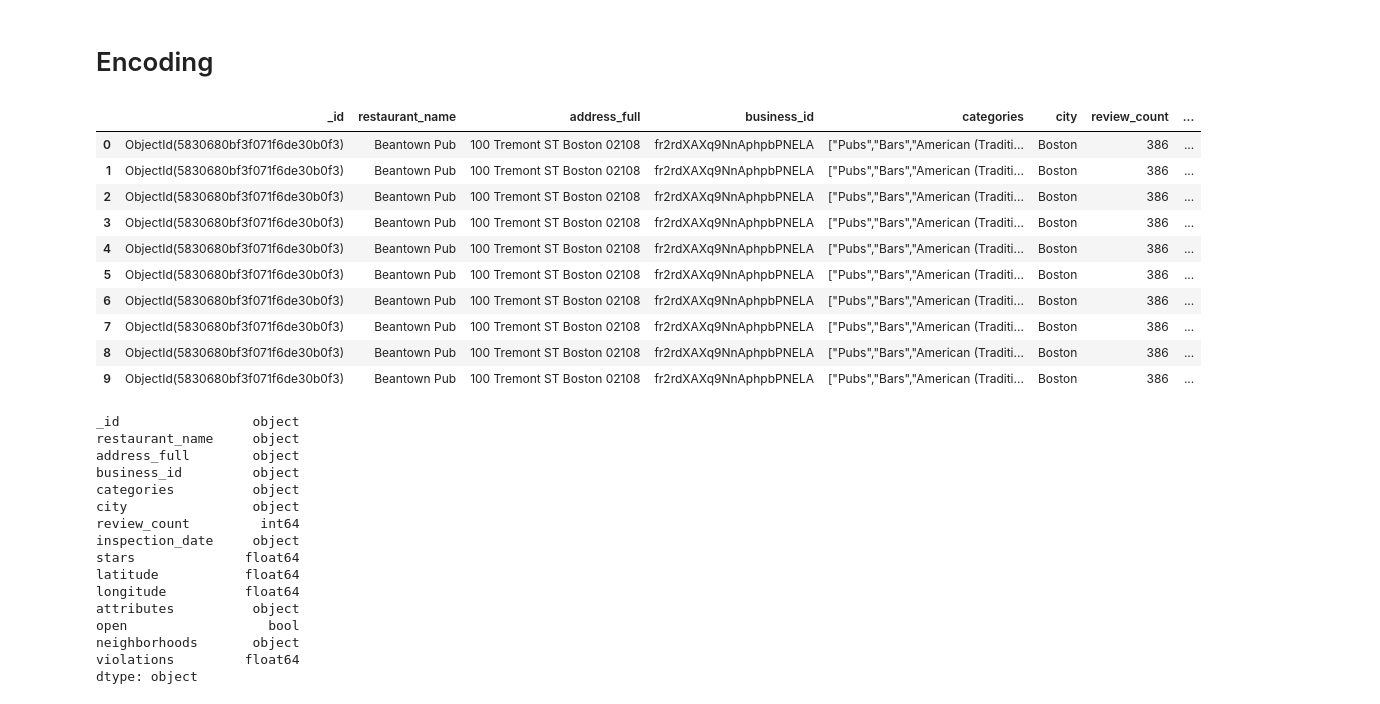
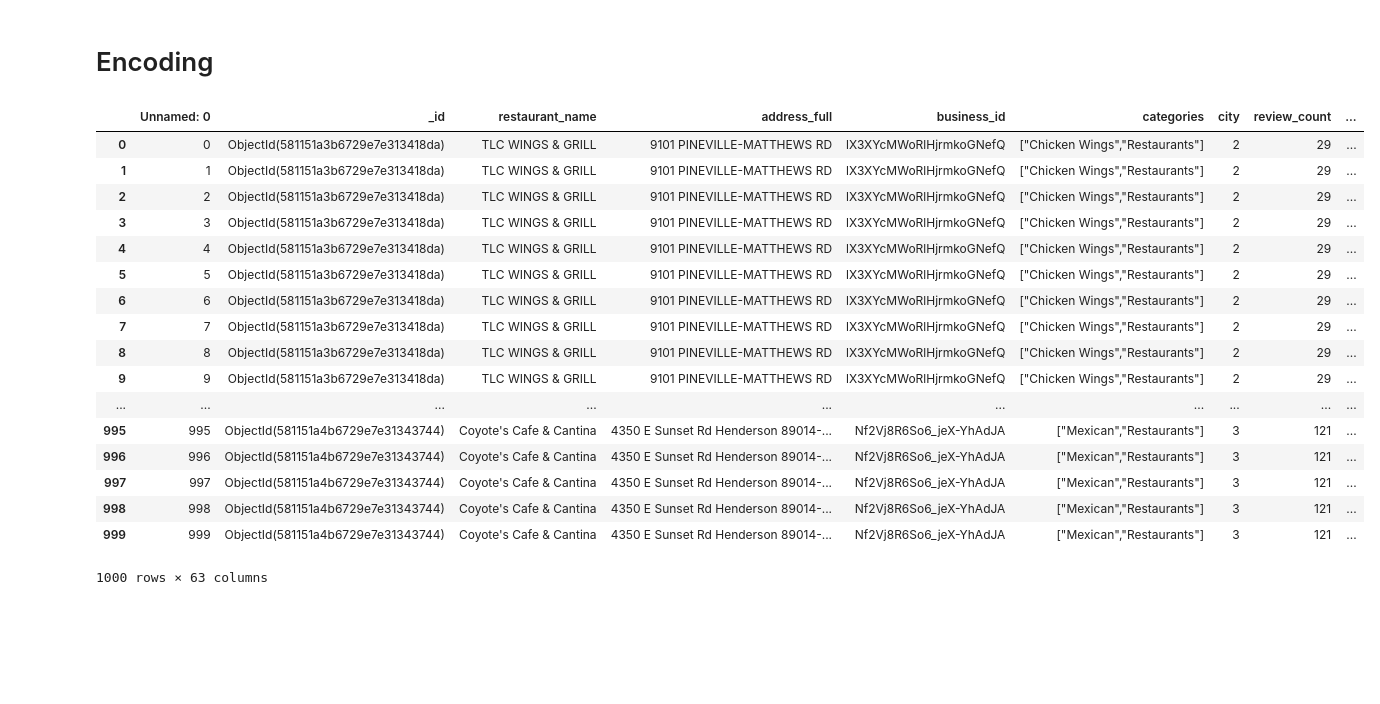
Before and after one commit to georgetown-analytics/restaurant-health, a Jupyter notebook: Encoding.ipynb, the cells around one changed output. Drawn from its saved outputs; the diff is of its cells as text; code cells hidden in the pictures; blank space fills up the shorter version.

Commit message:
Neighborhood and City Encoding

```diff
--- a/Encoding.ipynb
+++ b/Encoding.ipynb
@@ -15,54 +9,43 @@ import matplotlib.pyplot as plt
 # %%
 data = '/Users/skhederian/restaurant-health/the_final_countdown.csv'
 
 names = [
     "_id",
     "restaurant_name",
     "address_full",
     "business_id",
     "categories",
     "city",
     "review_count",
     "inspection_date",
     "stars",
     "latitude",
     "longitude",
     "attributes",
     "open",
     "neighborhoods",
     "violations"
   ]
 
-df = pd.read_csv(data, header=1, names=names)
-df.head(10)
+
+df = pd.read_csv(data)
+df.head(1000)
 # %% [output]
-|  | _id | restaurant_name | address_full | business_id | categories | city | review_count | ... |
-| 0 | ObjectId(5830680bf3f071f6de30b0f3) | Beantown Pub | 100 Tremont ST Boston 02108 | fr2rdXAXq9NnAphpbPNELA | ["Pubs","Bars","American (Traditi... | Boston | 386 | ... |
-| 1 | ObjectId(5830680bf3f071f6de30b0f3) | Beantown Pub | 100 Tremont ST Boston 02108 | fr2rdXAXq9NnAphpbPNELA | ["Pubs","Bars","American (Traditi... | Boston | 386 | ... |
-| 2 | ObjectId(5830680bf3f071f6de30b0f3) | Beantown Pub | 100 Tremont ST Boston 02108 | fr2rdXAXq9NnAphpbPNELA | ["Pubs","Bars","American (Traditi... | Boston | 386 | ... |
-| 3 | ObjectId(5830680bf3f071f6de30b0f3) | Beantown Pub | 100 Tremont ST Boston 02108 | fr2rdXAXq9NnAphpbPNELA | ["Pubs","Bars","American (Traditi... | Boston | 386 | ... |
-| 4 | ObjectId(5830680bf3f071f6de30b0f3) | Beantown Pub | 100 Tremont ST Boston 02108 | fr2rdXAXq9NnAphpbPNELA | ["Pubs","Bars","American (Traditi... | Boston | 386 | ... |
-| 5 | ObjectId(5830680bf3f071f6de30b0f3) | Beantown Pub | 100 Tremont ST Boston 02108 | fr2rdXAXq9NnAphpbPNELA | ["Pubs","Bars","American (Traditi... | Boston | 386 | ... |
-| 6 | ObjectId(5830680bf3f071f6de30b0f3) | Beantown Pub | 100 Tremont ST Boston 02108 | fr2rdXAXq9NnAphpbPNELA | ["Pubs","Bars","American (Traditi... | Boston | 386 | ... |
-| 7 | ObjectId(5830680bf3f071f6de30b0f3) | Beantown Pub | 100 Tremont ST Boston 02108 | fr2rdXAXq9NnAphpbPNELA | ["Pubs","Bars","American (Traditi... | Boston | 386 | ... |
-| 8 | ObjectId(5830680bf3f071f6de30b0f3) | Beantown Pub | 100 Tremont ST Boston 02108 | fr2rdXAXq9NnAphpbPNELA | ["Pubs","Bars","American (Traditi... | Boston | 386 | ... |
-| 9 | ObjectId(5830680bf3f071f6de30b0f3) | Beantown Pub | 100 Tremont ST Boston 02108 | fr2rdXAXq9NnAphpbPNELA | ["Pubs","Bars","American (Traditi... | Boston | 386 | ... |
+|  | Unnamed: 0 | _id | restaurant_name | address_full | business_id | categories | city | review_count | ... |
+| 0 | 0 | ObjectId(581151a3b6729e7e313418da) | TLC WINGS & GRILL | 9101 PINEVILLE-MATTHEWS RD | lX3XYcMWoRlHjrmkoGNefQ | ["Chicken Wings","Restaurants"] | 2 | 29 | ... |
+| 1 | 1 | ObjectId(581151a3b6729e7e313418da) | TLC WINGS & GRILL | 9101 PINEVILLE-MATTHEWS RD | lX3XYcMWoRlHjrmkoGNefQ | ["Chicken Wings","Restaurants"] | 2 | 29 | ... |
+| 2 | 2 | ObjectId(581151a3b6729e7e313418da) | TLC WINGS & GRILL | 9101 PINEVILLE-MATTHEWS RD | lX3XYcMWoRlHjrmkoGNefQ | ["Chicken Wings","Restaurants"] | 2 | 29 | ... |
+| 3 | 3 | ObjectId(581151a3b6729e7e313418da) | TLC WINGS & GRILL | 9101 PINEVILLE-MATTHEWS RD | lX3XYcMWoRlHjrmkoGNefQ | ["Chicken Wings","Restaurants"] | 2 | 29 | ... |
+| 4 | 4 | ObjectId(581151a3b6729e7e313418da) | TLC WINGS & GRILL | 9101 PINEVILLE-MATTHEWS RD | lX3XYcMWoRlHjrmkoGNefQ | ["Chicken Wings","Restaurants"] | 2 | 29 | ... |
+| 5 | 5 | ObjectId(581151a3b6729e7e313418da) | TLC WINGS & GRILL | 9101 PINEVILLE-MATTHEWS RD | lX3XYcMWoRlHjrmkoGNefQ | ["Chicken Wings","Restaurants"] | 2 | 29 | ... |
+| 6 | 6 | ObjectId(581151a3b6729e7e313418da) | TLC WINGS & GRILL | 9101 PINEVILLE-MATTHEWS RD | lX3XYcMWoRlHjrmkoGNefQ | ["Chicken Wings","Restaurants"] | 2 | 29 | ... |
+| 7 | 7 | ObjectId(581151a3b6729e7e313418da) | TLC WINGS & GRILL | 9101 PINEVILLE-MATTHEWS RD | lX3XYcMWoRlHjrmkoGNefQ | ["Chicken Wings","Restaurants"] | 2 | 29 | ... |
+| 8 | 8 | ObjectId(581151a3b6729e7e313418da) | TLC WINGS & GRILL | 9101 PINEVILLE-MATTHEWS RD | lX3XYcMWoRlHjrmkoGNefQ | ["Chicken Wings","Restaurants"] | 2 | 29 | ... |
+| 9 | 9 | ObjectId(581151a3b6729e7e313418da) | TLC WINGS & GRILL | 9101 PINEVILLE-MATTHEWS RD | lX3XYcMWoRlHjrmkoGNefQ | ["Chicken Wings","Restaurants"] | 2 | 29 | ... |
+| ... | ... | ... | ... | ... | ... | ... | ... | ... | ... |
+| 995 | 995 | ObjectId(581151a4b6729e7e31343744) | Coyote's Cafe & Cantina | 4350 E Sunset Rd Henderson 89014-... | Nf2Vj8R6So6_jeX-YhAdJA | ["Mexican","Restaurants"] | 3 | 121 | ... |
+| 996 | 996 | ObjectId(581151a4b6729e7e31343744) | Coyote's Cafe & Cantina | 4350 E Sunset Rd Henderson 89014-... | Nf2Vj8R6So6_jeX-YhAdJA | ["Mexican","Restaurants"] | 3 | 121 | ... |
+| 997 | 997 | ObjectId(581151a4b6729e7e31343744) | Coyote's Cafe & Cantina | 4350 E Sunset Rd Henderson 89014-... | Nf2Vj8R6So6_jeX-YhAdJA | ["Mexican","Restaurants"] | 3 | 121 | ... |
+| 998 | 998 | ObjectId(581151a4b6729e7e31343744) | Coyote's Cafe & Cantina | 4350 E Sunset Rd Henderson 89014-... | Nf2Vj8R6So6_jeX-YhAdJA | ["Mexican","Restaurants"] | 3 | 121 | ... |
+| 999 | 999 | ObjectId(581151a4b6729e7e31343744) | Coyote's Cafe & Cantina | 4350 E Sunset Rd Henderson 89014-... | Nf2Vj8R6So6_jeX-YhAdJA | ["Mexican","Restaurants"] | 3 | 121 | ... |
+1000 rows × 63 columns
-# %%
-df.dtypes
-# %% [output]
-_id                 object
-restaurant_name     object
-address_full        object
-business_id         object
-categories          object
-city                object
-review_count         int64
-inspection_date     object
-stars              float64
-latitude           float64
-longitude          float64
-attributes          object
-open                  bool
-neighborhoods       object
-violations         float64
-dtype: object
```
Also changed, not shown: parts of 15 cells of this notebook.
